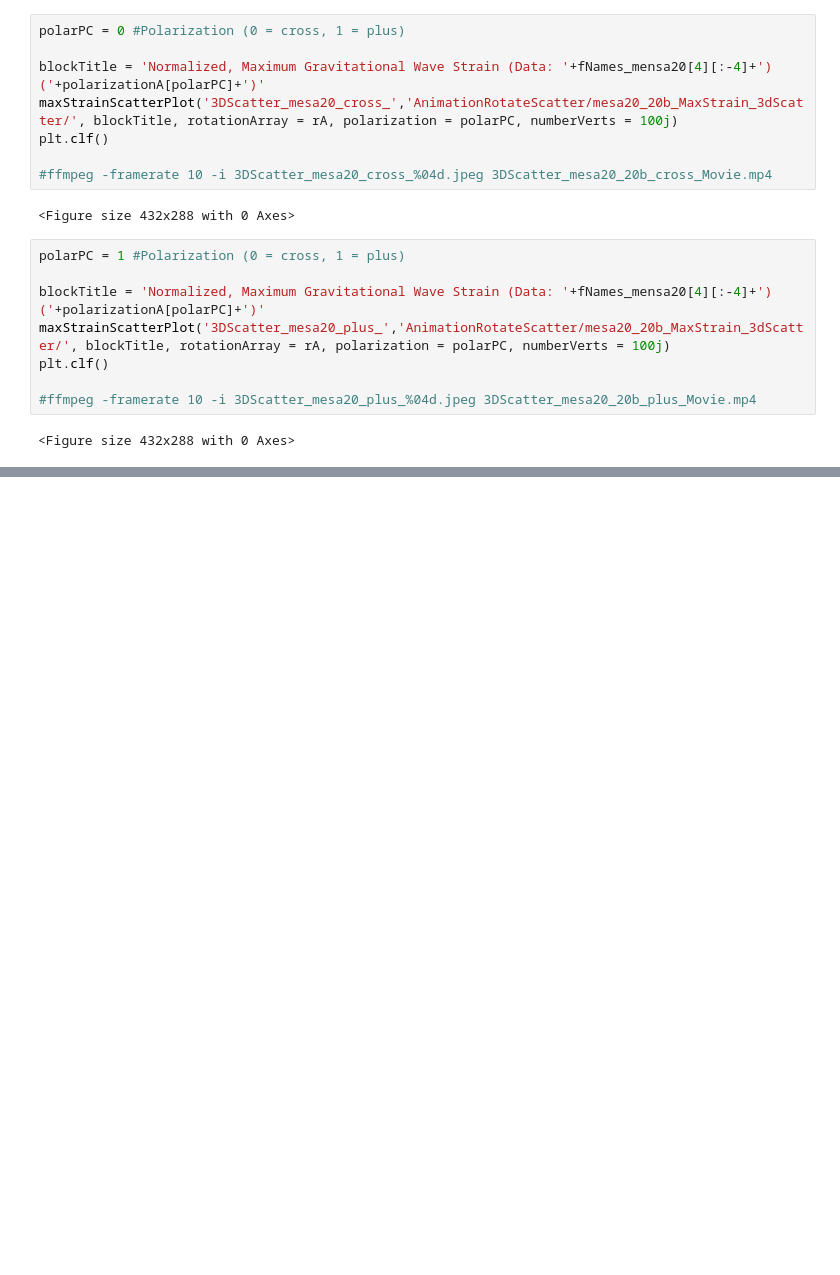
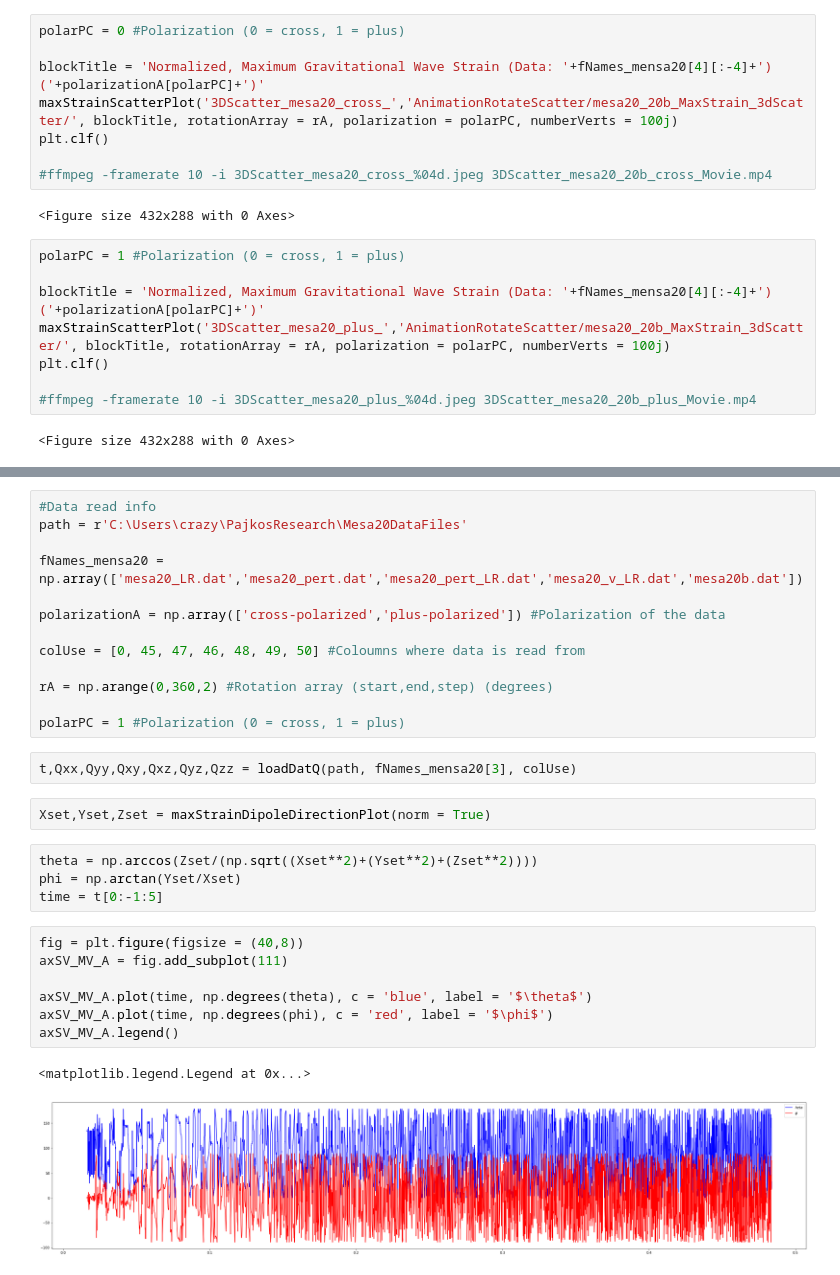
Before and after one commit to StevenVC/PajkosSummerResearch, a Jupyter notebook: programs/3D_GW_MaxVal_Scatter-1.ipynb, the cells around one changed output, grey strips where cells are left out. Drawn from its saved outputs; the diff is of its cells as text; blank space fills up the shorter version.

```diff
--- a/programs/3D_GW_MaxVal_Scatter-1.ipynb
+++ b/programs/3D_GW_MaxVal_Scatter-1.ipynb
@@ -514,0 +554,31 @@ plt.clf()
+# %%
+#Data read info
+path = r'C:\Users\crazy\PajkosResearch\Mesa20DataFiles'
+
+fNames_mensa20 = np.array(['mesa20_LR.dat','mesa20_pert.dat','mesa20_pert_LR.dat','mesa20_v_LR.dat','mesa20b.dat'])
+
+polarizationA = np.array(['cross-polarized','plus-polarized']) #Polarization of the data
+
+colUse = [0, 45, 47, 46, 48, 49, 50] #Coloumns where data is read from
+
+rA = np.arange(0,360,2) #Rotation array (start,end,step) (degrees)
+
+polarPC = 1 #Polarization (0 = cross, 1 = plus)
+# %%
+t,Qxx,Qyy,Qxy,Qxz,Qyz,Qzz = loadDatQ(path, fNames_mensa20[3], colUse)
+# %%
+Xset,Yset,Zset = maxStrainDipoleDirectionPlot(norm = True)
+# %%
+theta = np.arccos(Zset/(np.sqrt((Xset**2)+(Yset**2)+(Zset**2))))
+phi = np.arctan(Yset/Xset)
+time = t[0:-1:5]
+# %%
+fig = plt.figure(figsize = (40,8))
+axSV_MV_A = fig.add_subplot(111)
+
+axSV_MV_A.plot(time, np.degrees(theta), c = 'blue', label = '$\theta$')
+axSV_MV_A.plot(time, np.degrees(phi), c = 'red', label = '$\phi$')
+axSV_MV_A.legend()
+# %% [output]
+<matplotlib.legend.Legend at 0x...>
+[figure, added]
```
Also changed, not shown: parts of 2 cells of this notebook.
